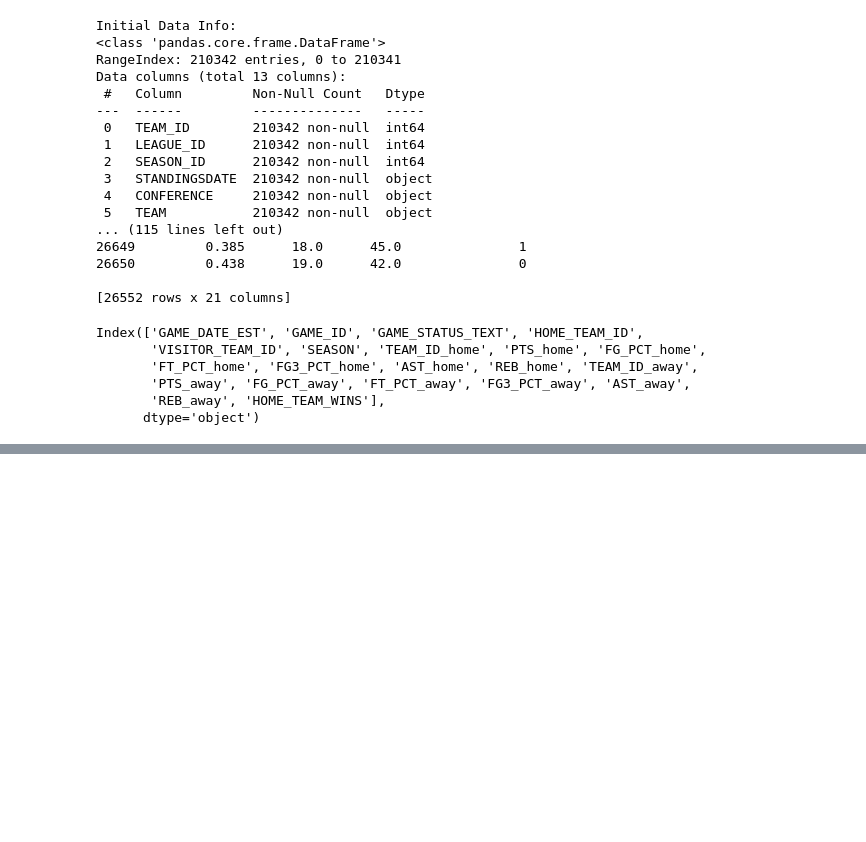
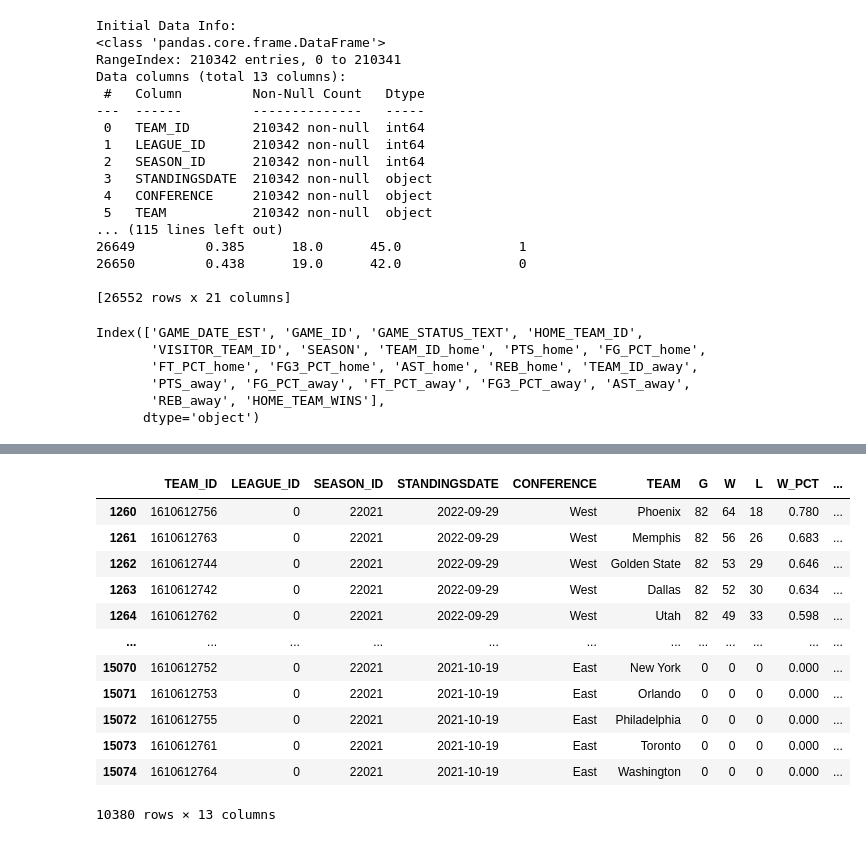
Before and after one commit to Duppal147/Hackathon2025, a Jupyter notebook: hackathon_pre_game_model.ipynb, the cells around one changed output, grey strips where cells are left out. Cells and saved outputs as stored; diff of their text form; code cells hidden in the pictures; blank space fills up the shorter version.

```diff
--- a/hackathon_pre_game_model.ipynb
+++ b/hackathon_pre_game_model.ipynb
@@ -316,3 +328,20 @@ print(games.columns)
 
 print("\nColumns in rankings DataFrame:")
 print(rankings.columns)
+# %%
+rankings_21 = rankings[rankings['SEASON_ID'] == 22021]
+rankings_21
+# %% [output]
+|  | TEAM_ID | LEAGUE_ID | SEASON_ID | STANDINGSDATE | CONFERENCE | TEAM | G | W | L | W_PCT | ... |
+| 1260 | 1610612756 | 0 | 22021 | 2022-09-29 | West | Phoenix | 82 | 64 | 18 | 0.780 | ... |
+| 1261 | 1610612763 | 0 | 22021 | 2022-09-29 | West | Memphis | 82 | 56 | 26 | 0.683 | ... |
+| 1262 | 1610612744 | 0 | 22021 | 2022-09-29 | West | Golden State | 82 | 53 | 29 | 0.646 | ... |
+| 1263 | 1610612742 | 0 | 22021 | 2022-09-29 | West | Dallas | 82 | 52 | 30 | 0.634 | ... |
+| 1264 | 1610612762 | 0 | 22021 | 2022-09-29 | West | Utah | 82 | 49 | 33 | 0.598 | ... |
+| ... | ... | ... | ... | ... | ... | ... | ... | ... | ... | ... | ... |
+| 15070 | 1610612752 | 0 | 22021 | 2021-10-19 | East | New York | 0 | 0 | 0 | 0.000 | ... |
+| 15071 | 1610612753 | 0 | 22021 | 2021-10-19 | East | Orlando | 0 | 0 | 0 | 0.000 | ... |
+| 15072 | 1610612755 | 0 | 22021 | 2021-10-19 | East | Philadelphia | 0 | 0 | 0 | 0.000 | ... |
+| 15073 | 1610612761 | 0 | 22021 | 2021-10-19 | East | Toronto | 0 | 0 | 0 | 0.000 | ... |
+| 15074 | 1610612764 | 0 | 22021 | 2021-10-19 | East | Washington | 0 | 0 | 0 | 0.000 | ... |
+10380 rows × 13 columns
```
Also changed, not shown: parts of 2 cells of this notebook.
